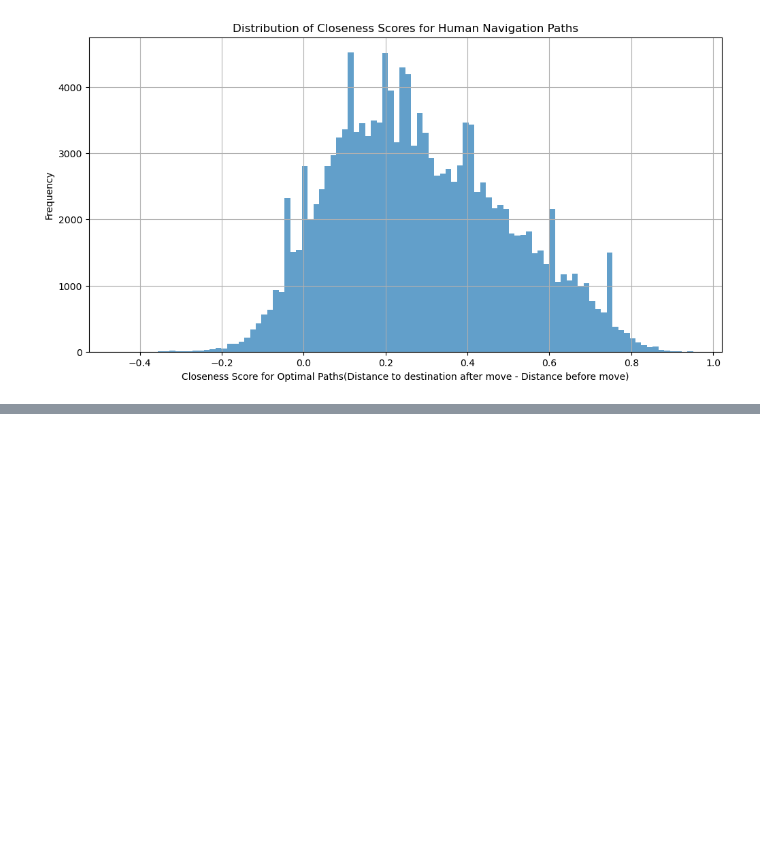
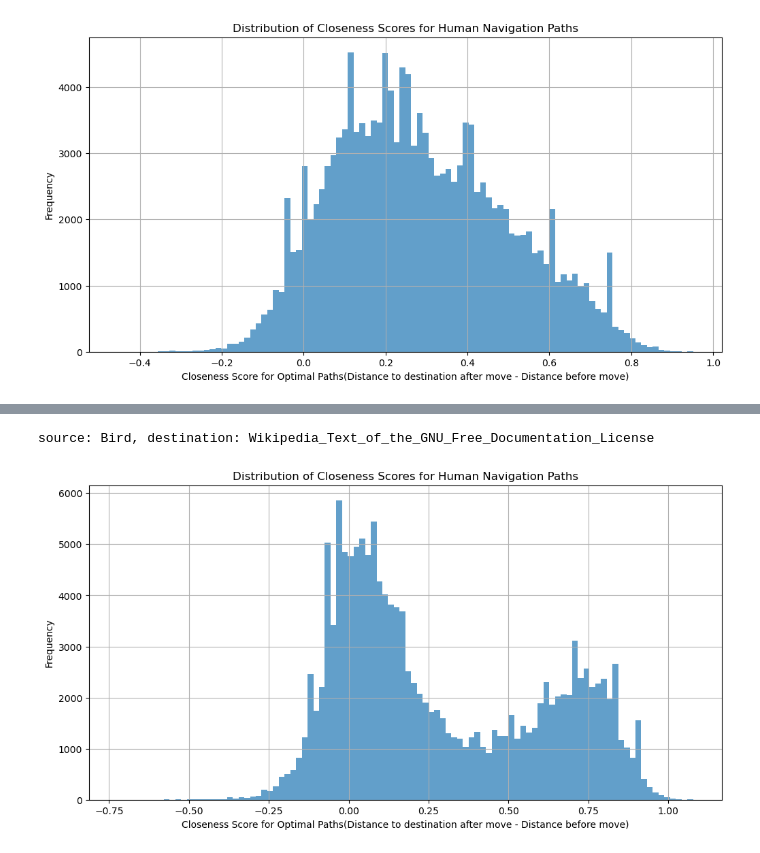
Before and after one commit to epfl-ada/ada-2024-project-genshinstart, a Jupyter notebook: results.ipynb, the cells around one changed output, grey strips where cells are left out. Saved outputs shown, nothing was run; the diff lists cells and outputs as text; code cells hidden in the pictures; blank space fills up the shorter version.

```diff
--- a/results.ipynb
+++ b/results.ipynb
@@ -343,0 +370,18 @@ source: Bird, destination: Wikipedia_Text_of_the_GNU_Free_Documentation_License
+# %%
+# Calculate the closeness score for optimal paths based on sentence embedding
+paths_df['optimal_closeness_scores'] = paths_df['path'].apply(lambda x: calculate_optimal_closeness_scores(x, node_embeddings, G))
+
+# Flatten the closeness scores for plotting
+all_optimal_closeness_scores = [score for sublist in paths_df['optimal_closeness_scores'].dropna() for score in sublist]
+
+# Plot the closeness scores
+plt.figure(figsize=(12, 6))
+plt.hist(all_optimal_closeness_scores, bins=100, alpha=0.7)
+plt.xlabel('Closeness Score for Optimal Paths(Distance to destination after move - Distance before move)')
+plt.ylabel('Frequency')
+plt.title('Distribution of Closeness Scores for Human Navigation Paths')
+plt.grid(True)
+plt.show()
+# %% [output]
+source: Bird, destination: Wikipedia_Text_of_the_GNU_Free_Documentation_License
+[figure, added]
```
Also changed, not shown: parts of 7 cells of this notebook, 2 other files.
